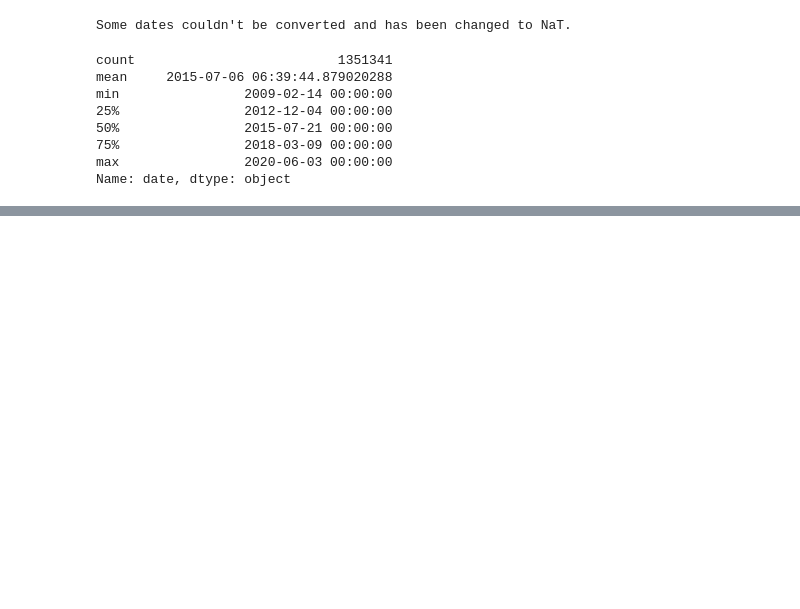
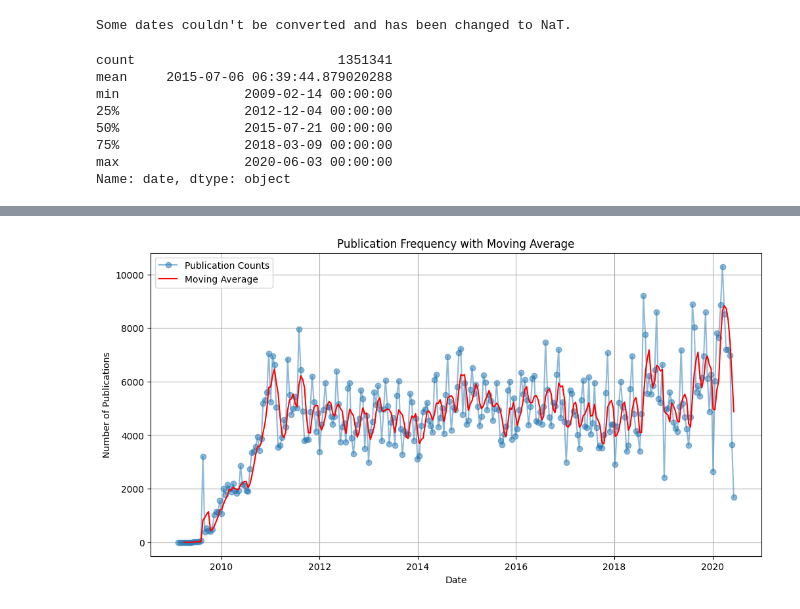
Before and after one commit to codeWithKal/KAIM-week-1-challenge, a Jupyter notebook: notebooks/Descripting_Analysis.ipynb, the cells around one changed output, grey strips where cells are left out. Drawn from its saved outputs; the diff is of its cells as text; code cells hidden in the pictures; blank space fills up the shorter version.

```diff
--- a/notebooks/Descripting_Analysis.ipynb
+++ b/notebooks/Descripting_Analysis.ipynb
@@ -91,0 +174,15 @@ Name: date, dtype: object
+# %%
+# Calculate a rolling average
+rolling_avg = publication_counts.rolling(window=4).mean()
+
+plt.figure(figsize=(12, 6))
+plt.plot(publication_counts.index, publication_counts, label='Publication Counts', marker='o', linestyle='-', alpha=0.5)
+plt.plot(rolling_avg.index, rolling_avg, color='red', label='Moving Average')
+plt.title('Publication Frequency with Moving Average')
+plt.xlabel('Date')
+plt.ylabel('Number of Publications')
+plt.legend()
+plt.grid(True)
+plt.show()
+# %% [output]
+[figure, added]
```
Also changed, not shown: parts of 18 cells of this notebook.
